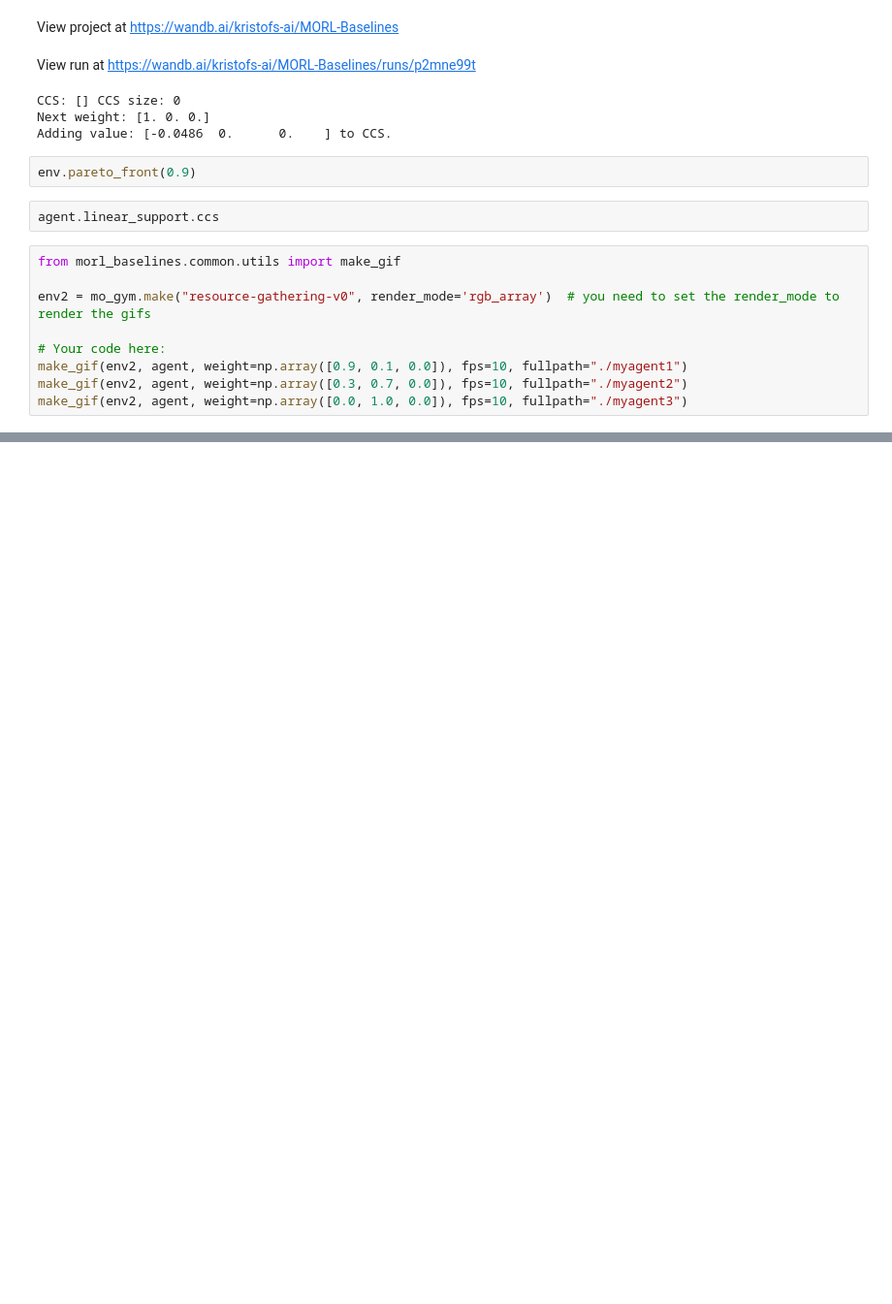
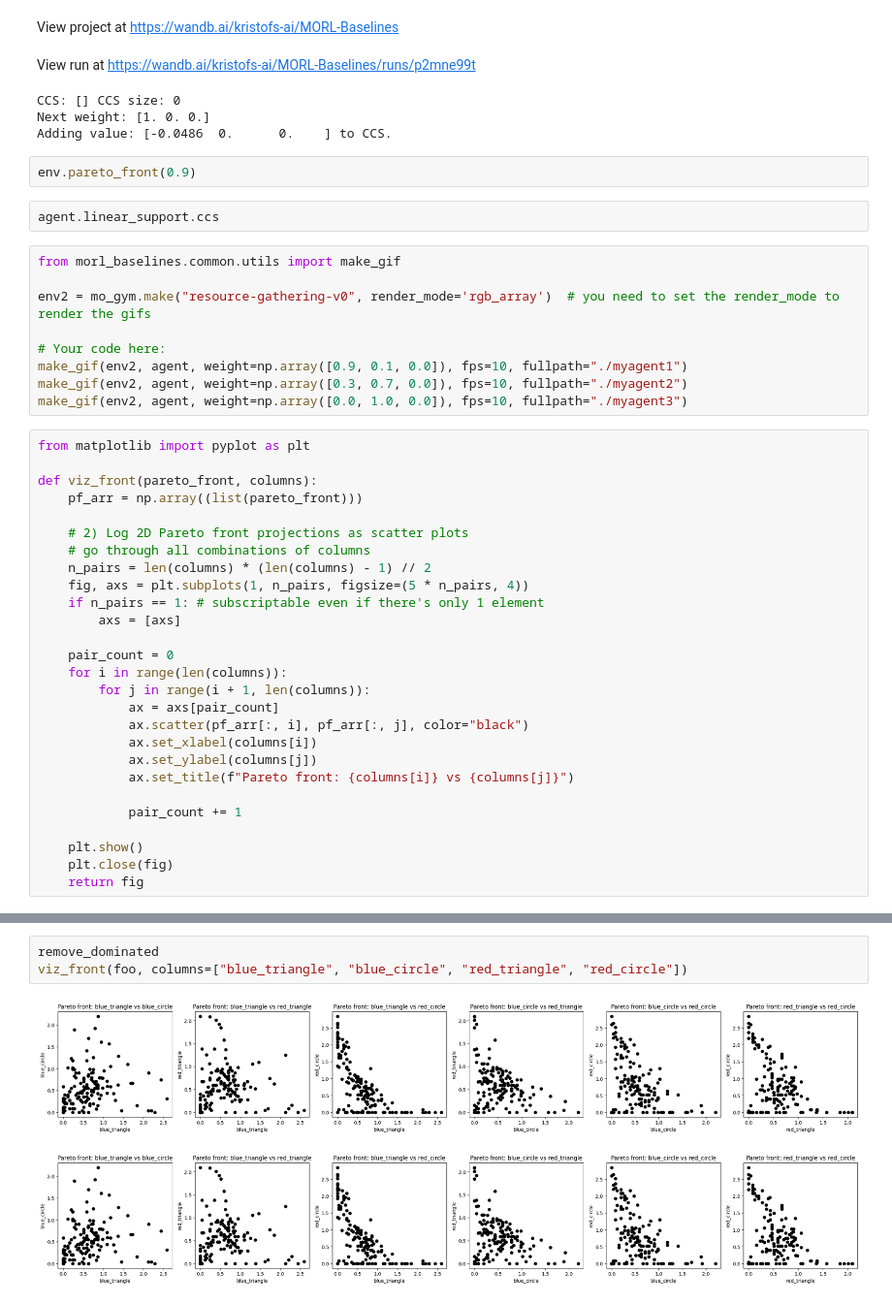
Before and after one commit to kristofsandor/essentially-contested-morl, a Jupyter notebook: run_code/train.ipynb, the cells around one changed output, grey strips where cells are left out. Shown at 97% size. Cells and saved outputs as stored; diff of their text form; blank space fills up the shorter version.

```diff
--- a/run_code/train.ipynb
+++ b/run_code/train.ipynb
@@ -69,3 +69,30 @@ env2 = mo_gym.make("resource-gathering-v0", render_mode='rgb_array')  # you need
 make_gif(env2, agent, weight=np.array([0.9, 0.1, 0.0]), fps=10, fullpath="./myagent1")
 make_gif(env2, agent, weight=np.array([0.3, 0.7, 0.0]), fps=10, fullpath="./myagent2")
 make_gif(env2, agent, weight=np.array([0.0, 1.0, 0.0]), fps=10, fullpath="./myagent3")
+# %%
+from matplotlib import pyplot as plt
+
+def viz_front(pareto_front, columns):
+    pf_arr = np.array((list(pareto_front)))
+
+    # 2) Log 2D Pareto front projections as scatter plots
+    # go through all combinations of columns
+    n_pairs = len(columns) * (len(columns) - 1) // 2
+    fig, axs = plt.subplots(1, n_pairs, figsize=(5 * n_pairs, 4))
+    if n_pairs == 1: # subscriptable even if there's only 1 element
+        axs = [axs]
+
+    pair_count = 0
+    for i in range(len(columns)):
+        for j in range(i + 1, len(columns)):
+            ax = axs[pair_count]
+            ax.scatter(pf_arr[:, i], pf_arr[:, j], color="black")
+            ax.set_xlabel(columns[i])
+            ax.set_ylabel(columns[j])
+            ax.set_title(f"Pareto front: {columns[i]} vs {columns[j]}")
+
+            pair_count += 1
+
+    plt.show()
+    plt.close(fig)
+    return fig
@@ -71,0 +275,6 @@ make_gif(env2, agent, weight=np.array([0.0, 1.0, 0.0]), fps=10, fullpath="./myag
+# %%
+remove_dominated
+viz_front(foo, columns=["blue_triangle", "blue_circle", "red_triangle", "red_circle"])
+# %% [output]
+[figure, added]
+[figure, added]
```
Also changed, not shown: parts of 1 cell of this notebook, 26 other files.
